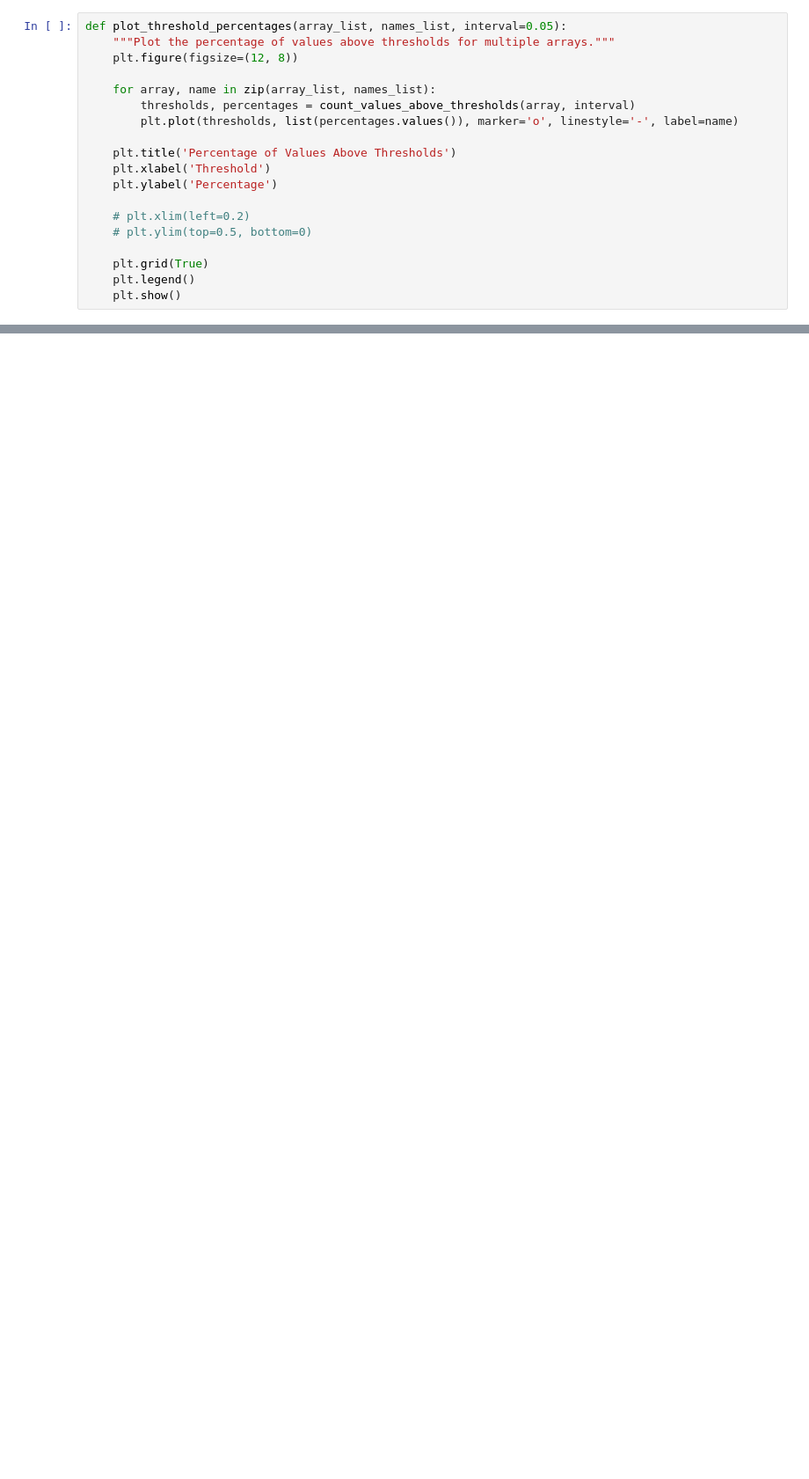
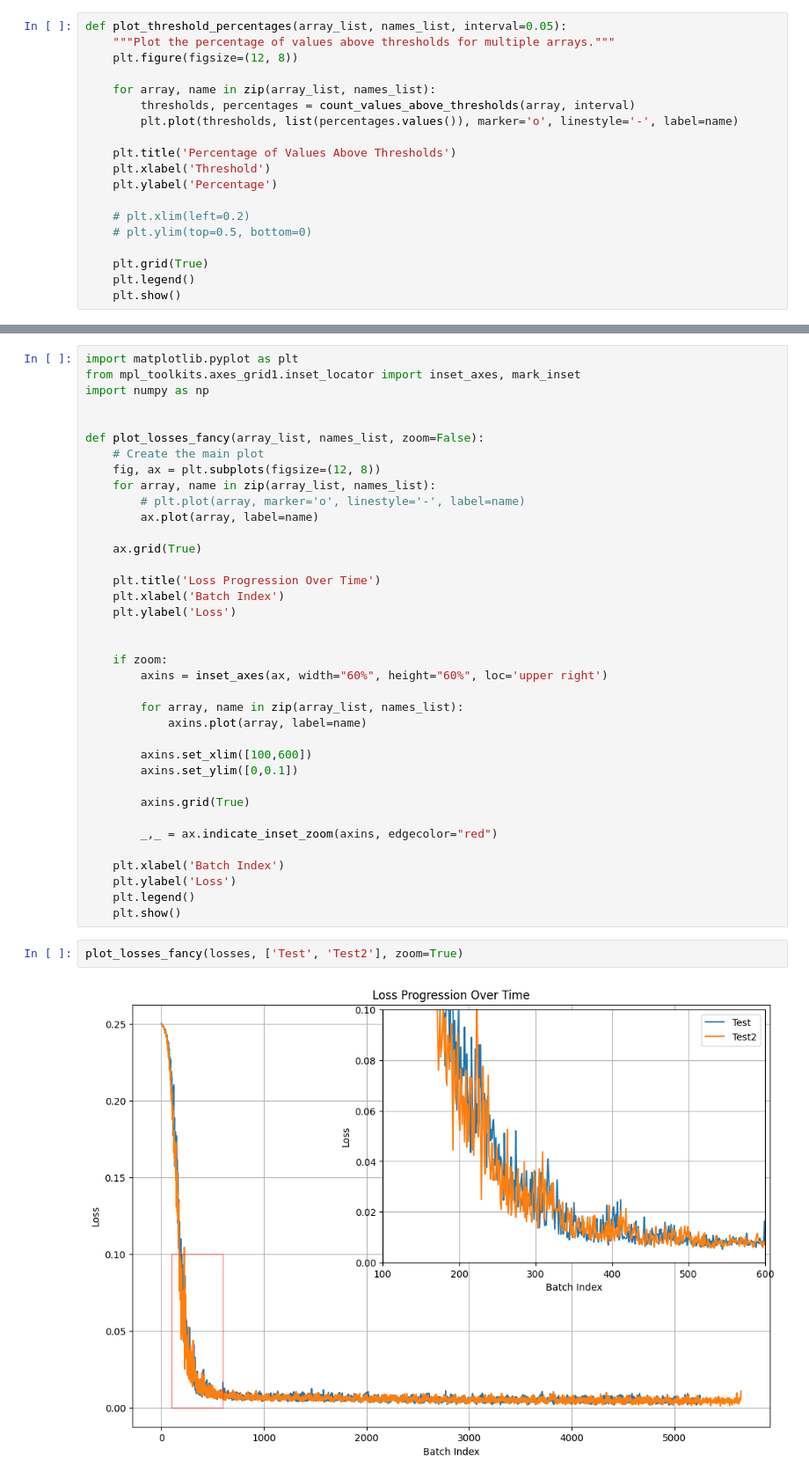
Before and after one commit to ronaldvandenbroek/BPAD, a Jupyter notebook: analysis/raw_results.ipynb, the cells around one changed output, grey strips where cells are left out. Shown at 88% size. Drawn from its saved outputs; the diff is of its cells as text; blank space fills up the shorter version.

```diff
--- a/analysis/raw_results.ipynb
+++ b/analysis/raw_results.ipynb
@@ -88,0 +117,41 @@ plot_threshold_percentages(
+# %%
+import matplotlib.pyplot as plt
+from mpl_toolkits.axes_grid1.inset_locator import inset_axes, mark_inset
+import numpy as np
+
+
+def plot_losses_fancy(array_list, names_list, zoom=False):
+    # Create the main plot
+    fig, ax = plt.subplots(figsize=(12, 8))
+    for array, name in zip(array_list, names_list):
+        # plt.plot(array, marker='o', linestyle='-', label=name)
+        ax.plot(array, label=name)
+
+    ax.grid(True)
+
+    plt.title('Loss Progression Over Time')
+    plt.xlabel('Batch Index')
+    plt.ylabel('Loss')
+
+
+    if zoom:
+        axins = inset_axes(ax, width="60%", height="60%", loc='upper right')
+
+        for array, name in zip(array_list, names_list):
+            axins.plot(array, label=name)
+
+        axins.set_xlim([100,600])
+        axins.set_ylim([0,0.1])
+
+        axins.grid(True)
+
+        _,_ = ax.indicate_inset_zoom(axins, edgecolor="red")
+
+    plt.xlabel('Batch Index')
+    plt.ylabel('Loss')
+    plt.legend()
+    plt.show()
+# %%
+plot_losses_fancy(losses, ['Test', 'Test2'], zoom=True)
+# %% [output]
+[figure, added]
```
Also changed, not shown: parts of 8 cells of this notebook, 6 other files.
